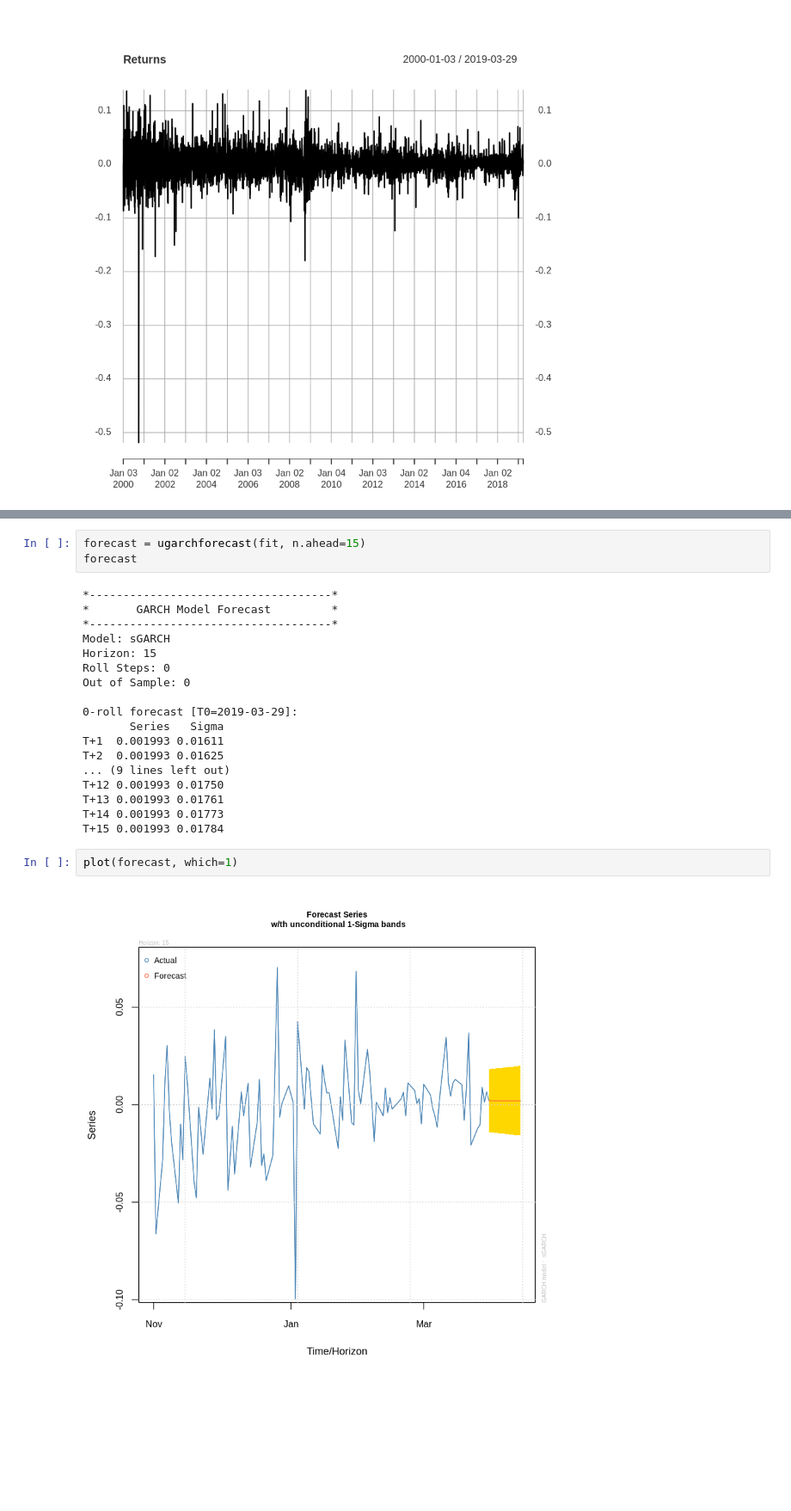
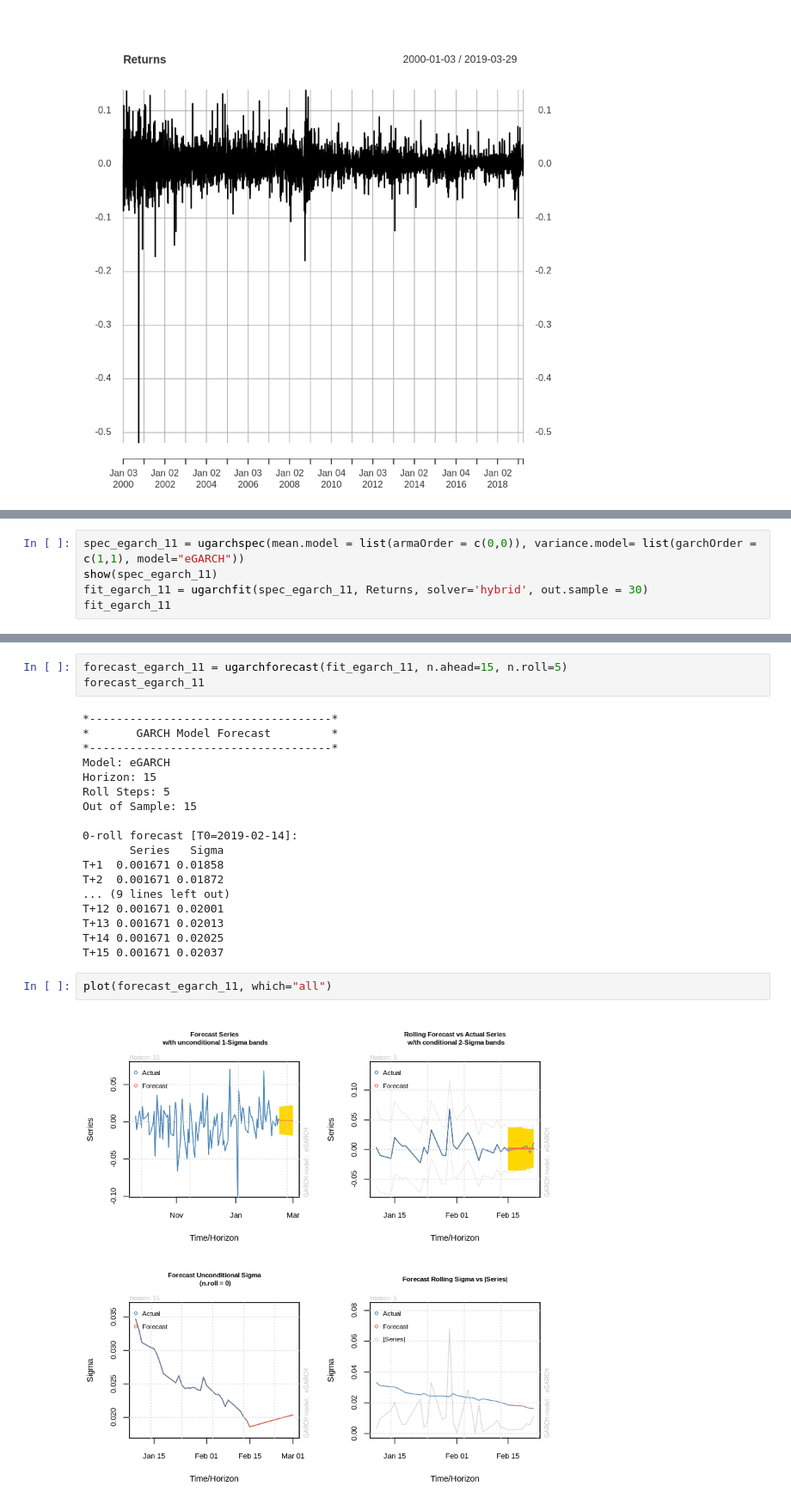
Before and after one commit to yehjxraymond/wqu_econometrics_group_proj, a Jupyter notebook: submission2/Part1.ipynb, the cells around one changed output, grey strips where cells are left out. Shown at 86% size. Saved outputs shown, nothing was run; the diff lists cells and outputs as text; blank space fills up the shorter version.

Commit message:
Added model comparisons

```diff
--- a/submission2/Part1.ipynb
+++ b/submission2/Part1.ipynb
@@ -99,0 +188,5 @@ Elapsed time : 0.2692935
+# %%
+spec_egarch_11 = ugarchspec(mean.model = list(armaOrder = c(0,0)), variance.model= list(garchOrder = c(1,1), model="eGARCH"))
+show(spec_egarch_11)
+fit_egarch_11 = ugarchfit(spec_egarch_11, Returns, solver='hybrid', out.sample = 30)
+fit_egarch_11
@@ -100,25 +233,25 @@ Elapsed time : 0.2692935
 # %%
-forecast = ugarchforecast(fit, n.ahead=15)
-forecast
+forecast_egarch_11 = ugarchforecast(fit_egarch_11, n.ahead=15, n.roll=5)
+forecast_egarch_11
 # %% [output]
 *------------------------------------*
 *       GARCH Model Forecast         *
 *------------------------------------*
-Model: sGARCH
+Model: eGARCH
 Horizon: 15
-Roll Steps: 0
-Out of Sample: 0
+Roll Steps: 5
+Out of Sample: 15
 
-0-roll forecast [T0=2019-03-29]:
+0-roll forecast [T0=2019-02-14]:
        Series   Sigma
-T+1  0.001993 0.01611
-T+2  0.001993 0.01625
+T+1  0.001671 0.01858
+T+2  0.001671 0.01872
 ... (9 lines left out)
-T+12 0.001993 0.01750
-T+13 0.001993 0.01761
-T+14 0.001993 0.01773
-T+15 0.001993 0.01784
+T+12 0.001671 0.02001
+T+13 0.001671 0.02013
+T+14 0.001671 0.02025
+T+15 0.001671 0.02037
 # %%
-plot(forecast, which=1)
+plot(forecast_egarch_11, which="all")
 # %% [output]
-[figure, old version]
+[figure, new version]
```
Also changed, not shown: parts of 27 cells of this notebook.
